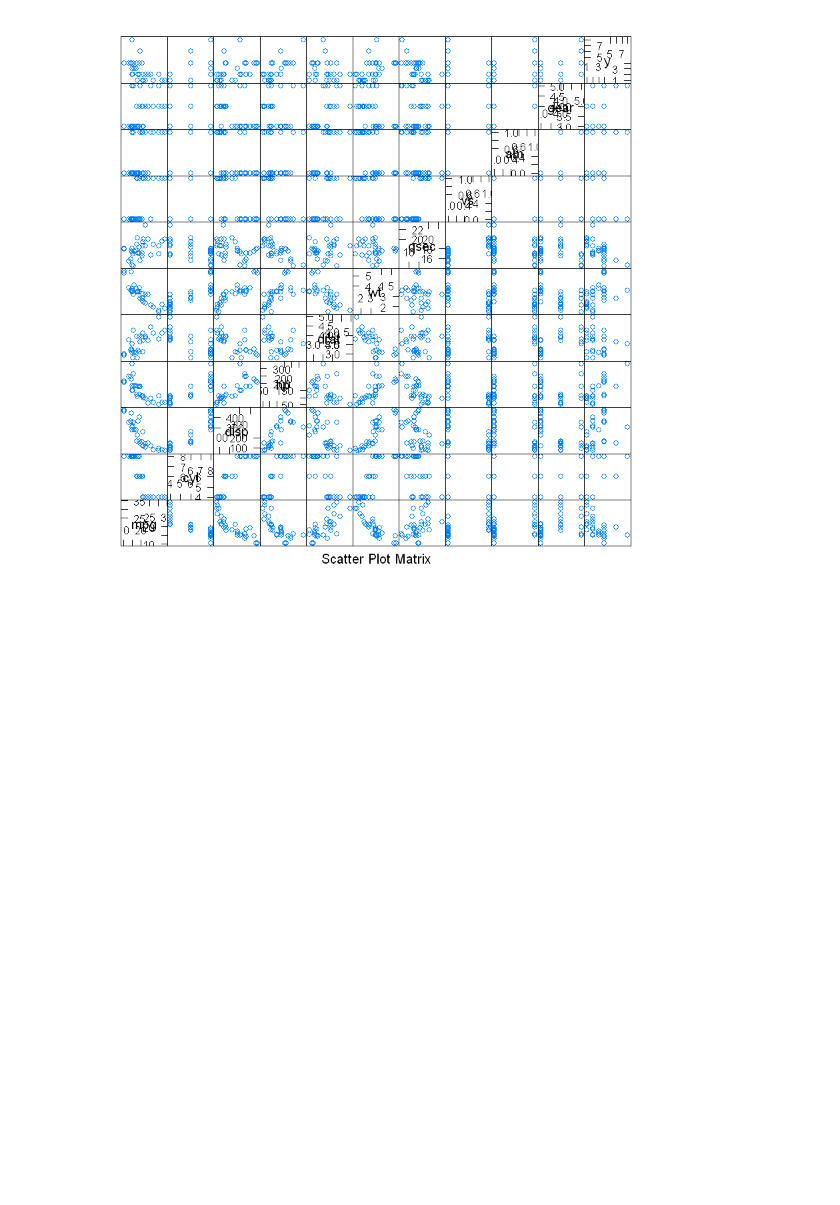
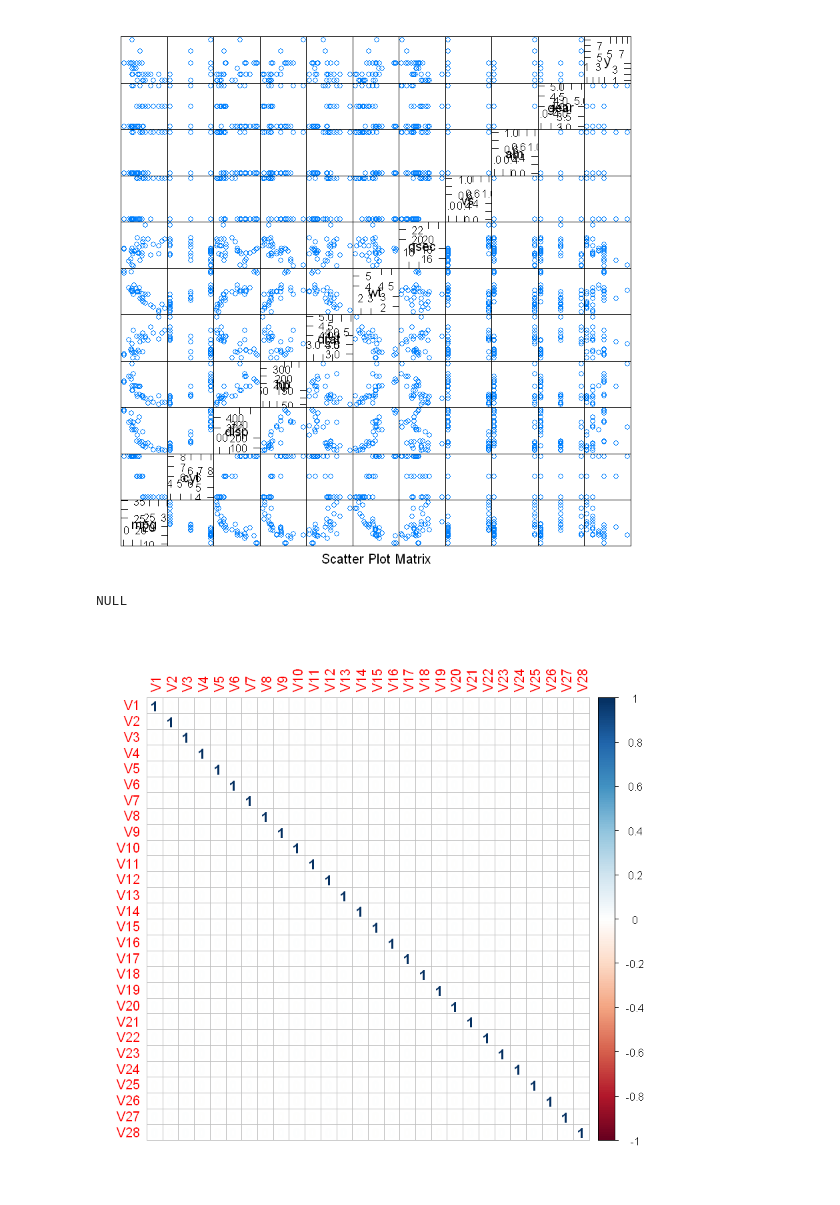
Before and after one commit to vishnugopu/Credit-Card-Fraud-Detection, a Jupyter notebook: Introduction.ipynb, the cells around one changed output. Drawn from its saved outputs; the diff is of its cells as text; code cells hidden in the pictures; blank space fills up the shorter version.

```diff
--- a/Introduction.ipynb
+++ b/Introduction.ipynb
@@ -55,3 +55,8 @@ featurePlot(x=mtcars[,1:9],y=mtcars[,10],plot = 'pairs')
 featurePlot(x=mtcars[,1:10],y=mtcars[,11],plot = 'pairs')
 # %% [output]
 [figure]
+# %%
+# density plots for each attribute by the class
+featurePlot(x=data[,2:29],y=data[,31],plot = 'density')
+# %% [output]
+NULL
@@ -57,0 +65,4 @@ featurePlot(x=mtcars[,1:10],y=mtcars[,11],plot = 'pairs')
+# %%
+corrplot(cor(data[,2:29]),method = 'number')
+# %% [output]
+[figure, added]
```
Also changed, not shown: parts of 6 cells of this notebook.
